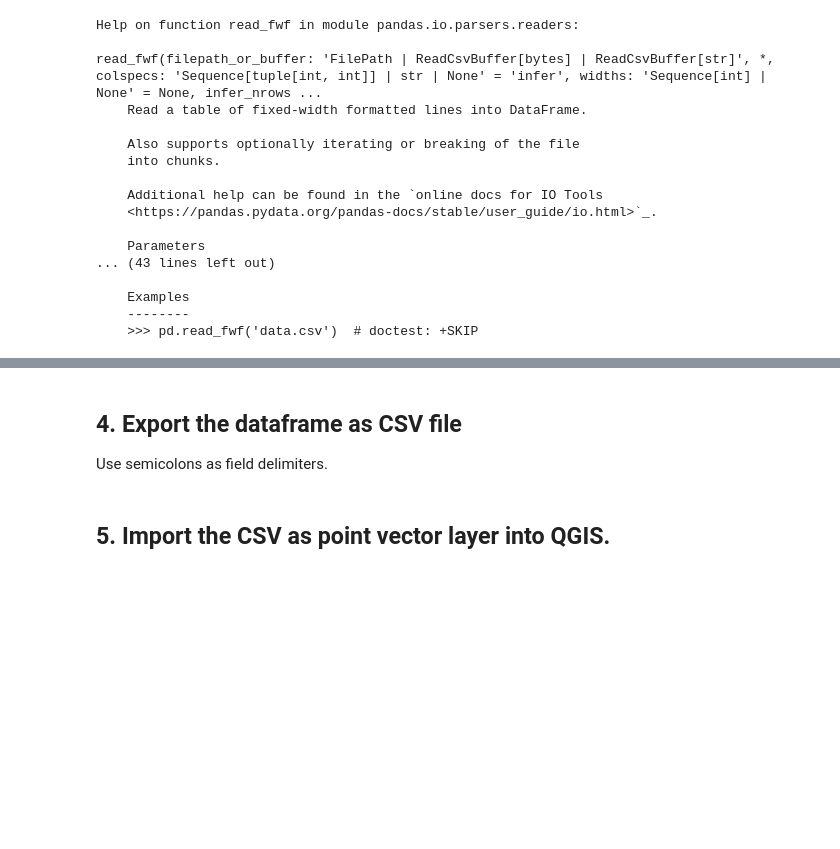
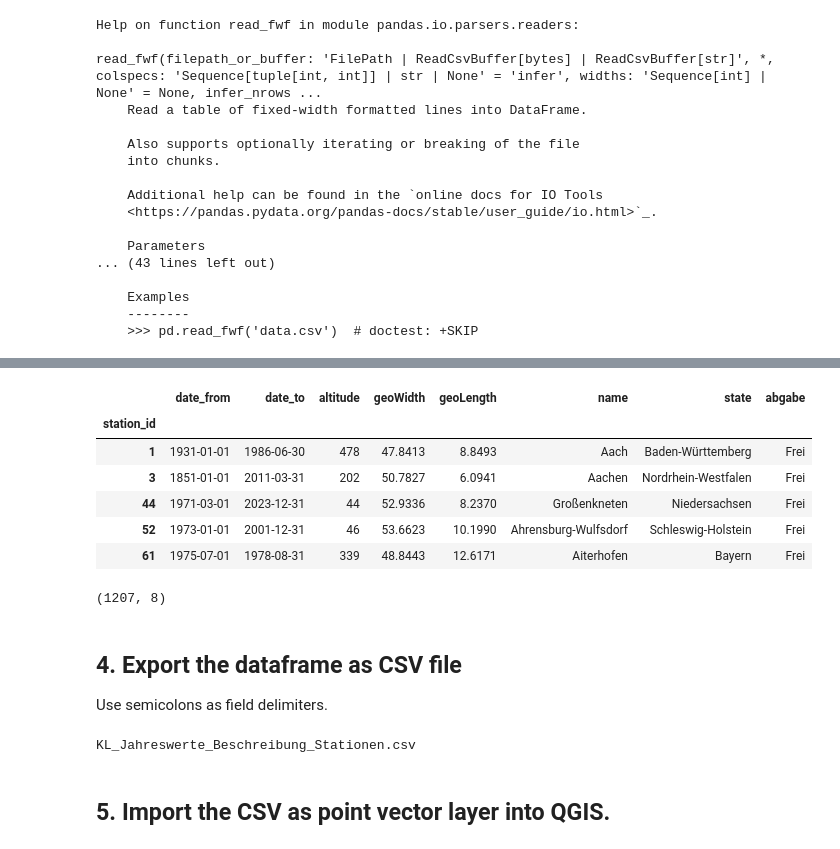
Before and after one commit to Lexer727/EE_3.07_Geodata_WS2022, a Jupyter notebook: gdms0100_DWD_NRW/gnb0101_DWD_CDC_station_annual_V001.ipynb, the cells around one changed output, grey strips where cells are left out. Saved outputs shown, nothing was run; the diff lists cells and outputs as text; code cells hidden in the pictures; blank space fills up the shorter version.

```diff
--- a/gdms0100_DWD_NRW/gnb0101_DWD_CDC_station_annual_V001.ipynb
+++ b/gdms0100_DWD_NRW/gnb0101_DWD_CDC_station_annual_V001.ipynb
@@ -131,6 +134,6 @@ translate = \
 # %%
-for h in _colnames_de:
-    print(translate[h])
+for h in colnames_de:
+    print(translate[h.decode('ascii')])
 # %% [output]
 station_id
 date_from
@@ -143,5 +147,5 @@ state
 # %%
 # Pythonic
-colnames_en = [translate[h] for h in _colnames_de]
+colnames_en = [translate[h.decode('ascii')] for h in colnames_de]
 print(colnames_en)
 # %% [output]
@@ -185,9 +204,20 @@ UnicodeDecodeError: 'utf-8' codec can't decode byte 0xfc in position 334: invali
 # %%
 # Better parse dates! Column 0 should be treated as index. It makes the later export with pd.to_csv() easier.
-df = pd.read_fwf(localpath+"/"+filename,skip...<fill in!>,names=colnames_en, parse_dates=["date_from","date_to"],index_col = 0)
+df = pd.read_fwf(localpath+"/"+filename,skiprows = 2,names=colnames_en, encoding='ISO-8859-1', parse_dates=["date_from","date_to"],index_col = 0)
+#df = df.iloc[:, :-1]
 df.head()
+# %% [output]
+|  | date_from | date_to | altitude | geoWidth | geoLength | name | state | abgabe |
+| station_id |  |  |  |  |  |  |  |  |
+| 1 | 1931-01-01 | 1986-06-30 | 478 | 47.8413 | 8.8493 | Aach | Baden-Württemberg | Frei |
+| 3 | 1851-01-01 | 2011-03-31 | 202 | 50.7827 | 6.0941 | Aachen | Nordrhein-Westfalen | Frei |
+| 44 | 1971-03-01 | 2023-12-31 | 44 | 52.9336 | 8.2370 | Großenkneten | Niedersachsen | Frei |
+| 52 | 1973-01-01 | 2001-12-31 | 46 | 53.6623 | 10.1990 | Ahrensburg-Wulfsdorf | Schleswig-Holstein | Frei |
+| 61 | 1975-07-01 | 1978-08-31 | 339 | 48.8443 | 12.6171 | Aiterhofen | Bayern | Frei |
 # %%
 df.shape
+# %% [output]
+(1207, 8)
 # %% [markdown]
 ## 4. Export the dataframe as CSV file
 
@@ -200,6 +230,8 @@ csvname = fname + ".csv"
 print(csvname)
 
 df.to_csv(localpath+"/"+csvname, sep =";")
+# %% [output]
+KL_Jahreswerte_Beschreibung_Stationen.csv
 # %% [markdown]
 ## 5. Import the CSV as point vector layer into QGIS.
 # %% [markdown]
```
Also changed, not shown: parts of 8 cells of this notebook, 1 other file.
